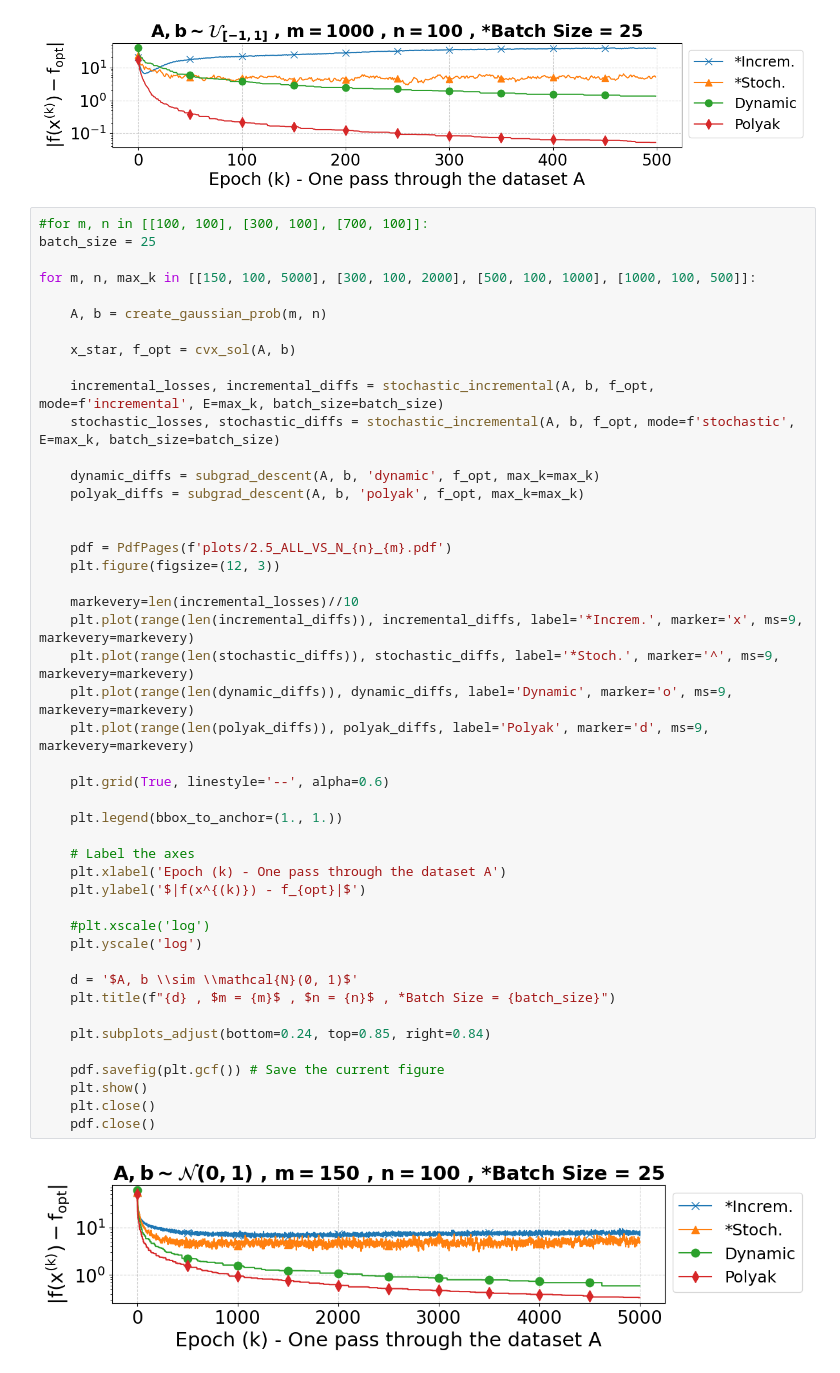
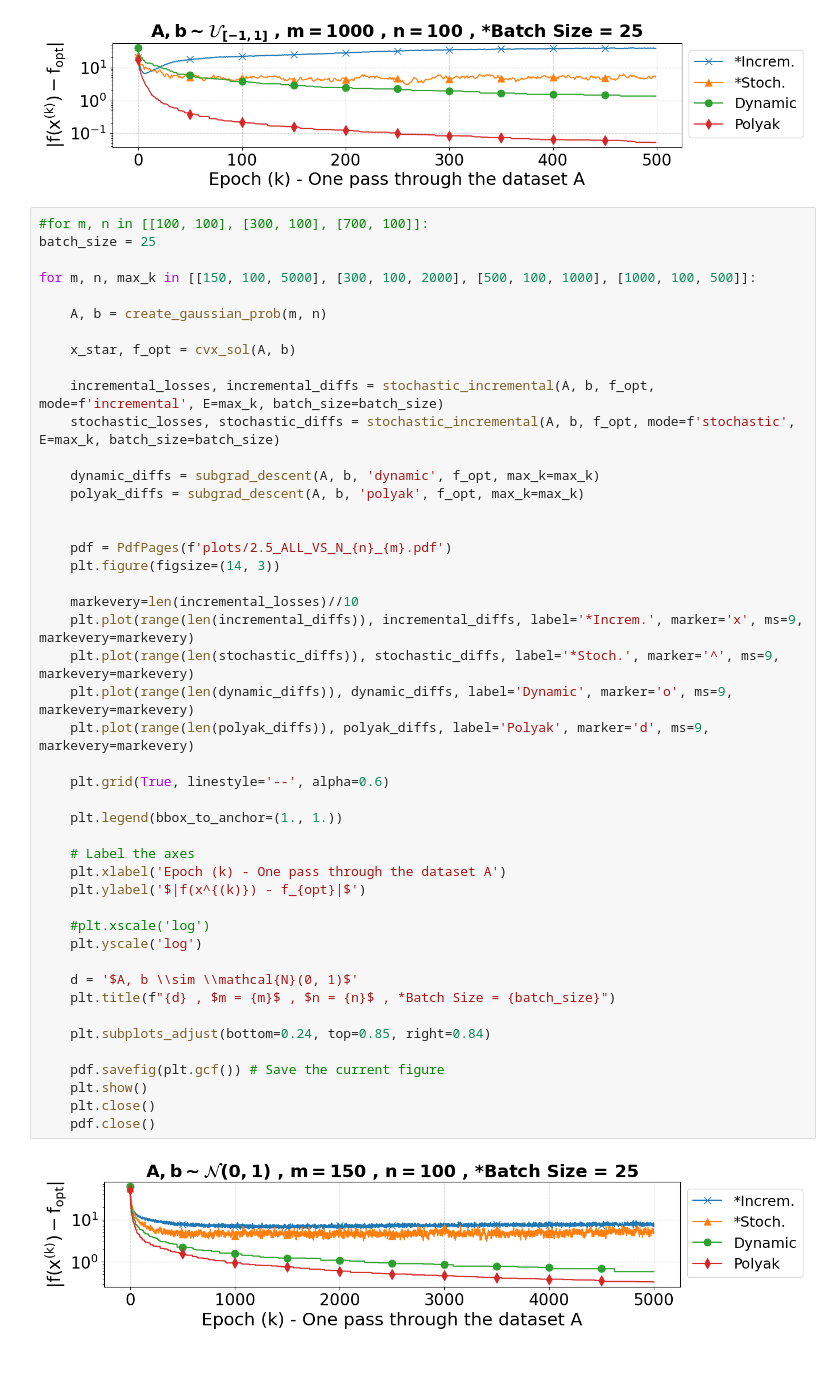
Before and after one commit to miketheologitis/Special-Topics-Convex-Optimization, a Jupyter notebook: notebooks/2.5 - Matrix min l1.ipynb, the cells around one changed output. Saved outputs shown, nothing was run; the diff lists cells and outputs as text.

```diff
--- a/notebooks/2.5 - Matrix min l1.ipynb
+++ b/notebooks/2.5 - Matrix min l1.ipynb
@@ -611,33 +611,33 @@ for m, n, max_k in [[150, 100, 5000], [300, 100, 2000], [500, 100, 1000], [1000,
 
 
     pdf = PdfPages(f'plots/2.5_ALL_VS_N_{n}_{m}.pdf')
-    plt.figure(figsize=(12, 3))
+    plt.figure(figsize=(14, 3))
 
     markevery=len(incremental_losses)//10
     plt.plot(range(len(incremental_diffs)), incremental_diffs, label='*Increm.', marker='x', ms=9, markevery=markevery)
     plt.plot(range(len(stochastic_diffs)), stochastic_diffs, label='*Stoch.', marker='^', ms=9, markevery=markevery)
     plt.plot(range(len(dynamic_diffs)), dynamic_diffs, label='Dynamic', marker='o', ms=9, markevery=markevery)
     plt.plot(range(len(polyak_diffs)), polyak_diffs, label='Polyak', marker='d', ms=9, markevery=markevery)
 
     plt.grid(True, linestyle='--', alpha=0.6)
 
     plt.legend(bbox_to_anchor=(1., 1.))
 
     # Label the axes
     plt.xlabel('Epoch (k) - One pass through the dataset A')
     plt.ylabel('$|f(x^{(k)}) - f_{opt}|$')
 
     #plt.xscale('log')
     plt.yscale('log')
 
     d = '$A, b \\sim \\mathcal{N}(0, 1)$'
     plt.title(f"{d} , $m = {m}$ , $n = {n}$ , *Batch Size = {batch_size}")
 
     plt.subplots_adjust(bottom=0.24, top=0.85, right=0.84)
 
     pdf.savefig(plt.gcf()) # Save the current figure
     plt.show()
     plt.close()
     pdf.close()
 # %% [output]
-[figure, old version]
+[figure, new version]
```
Also changed, not shown: parts of 1 cell of this notebook.
